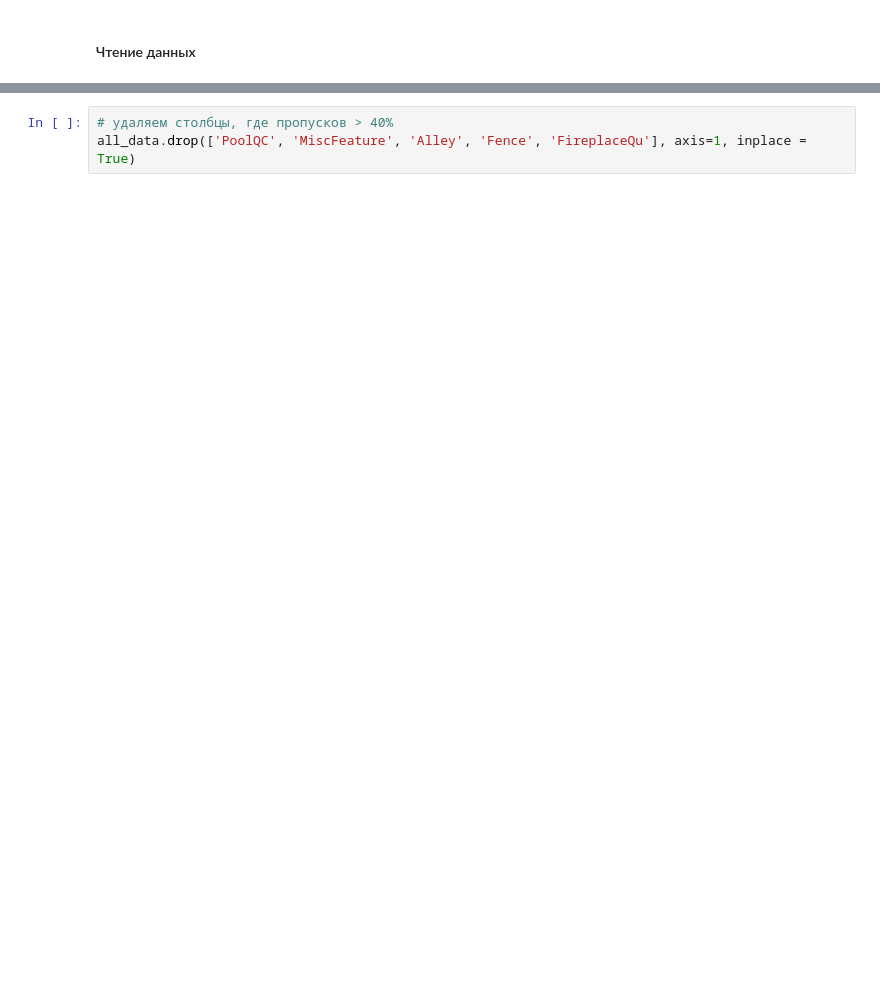
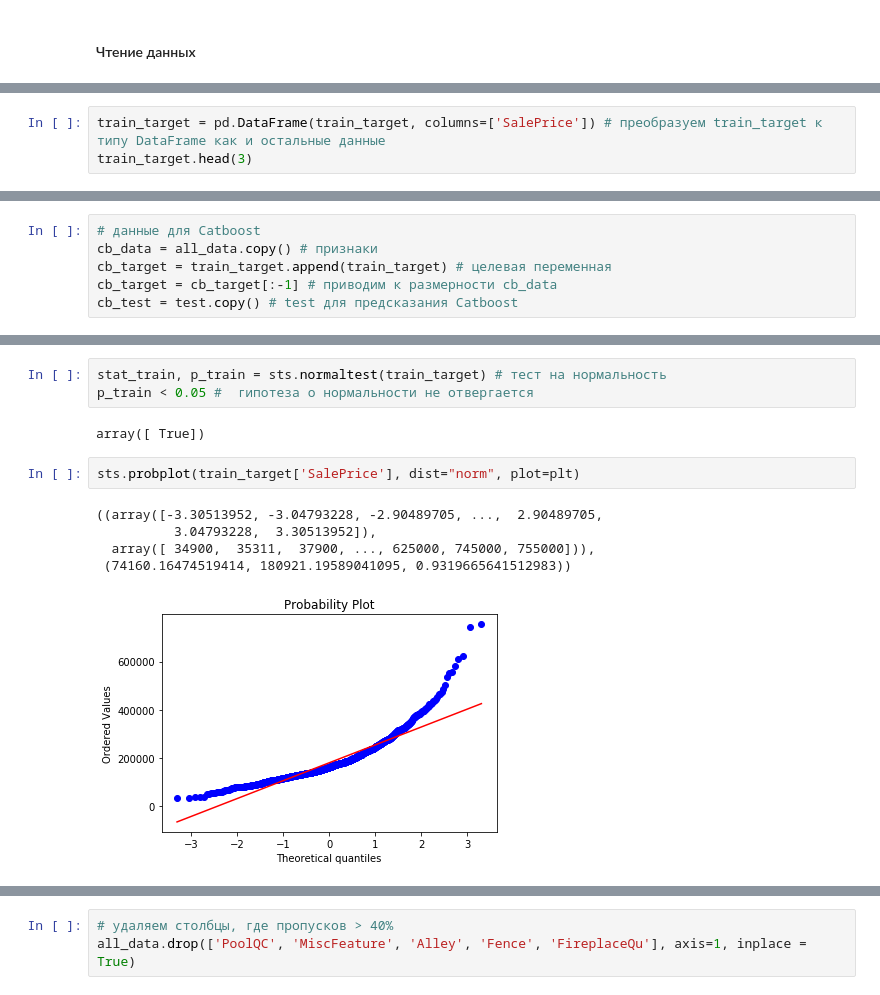
Before and after one commit to anyarulina/houseprices, a Jupyter notebook: House Prices.ipynb, the cells around one changed output, grey strips where cells are left out. Cells and saved outputs as stored; diff of their text form; blank space fills up the shorter version.

Commit message:
added visualization of characteristics, modified method of processing data

```diff
--- a/House Prices.ipynb
+++ b/House Prices.ipynb
@@ -19,0 +38,3 @@ del test_target['Id']
+# %%
+train_target = pd.DataFrame(train_target, columns=['SalePrice']) # преобразуем train_target к типу DataFrame как и остальные данные
+train_target.head(3)
@@ -21,0 +56,6 @@ all_data = train.append(test)
+# %%
+# данные для Catboost
+cb_data = all_data.copy() # признаки
+cb_target = train_target.append(train_target) # целевая переменная
+cb_target = cb_target[:-1] # приводим к размерности cb_data
+cb_test = test.copy() # test для предсказания Catboost
@@ -21,0 +83,13 @@ all_data = train.append(test)
+# %%
+stat_train, p_train = sts.normaltest(train_target) # тест на нормальность
+p_train < 0.05 #  гипотеза о нормальности не отвергается
+# %% [output]
+array([ True])
+# %%
+sts.probplot(train_target['SalePrice'], dist="norm", plot=plt)
+# %% [output]
+((array([-3.30513952, -3.04793228, -2.90489705, ...,  2.90489705,
+          3.04793228,  3.30513952]),
+  array([ 34900,  35311,  37900, ..., 625000, 745000, 755000])),
+ (74160.16474519414, 180921.19589041095, 0.9319665641512983))
+[figure, added]
```
Also changed, not shown: parts of 81 cells of this notebook.
